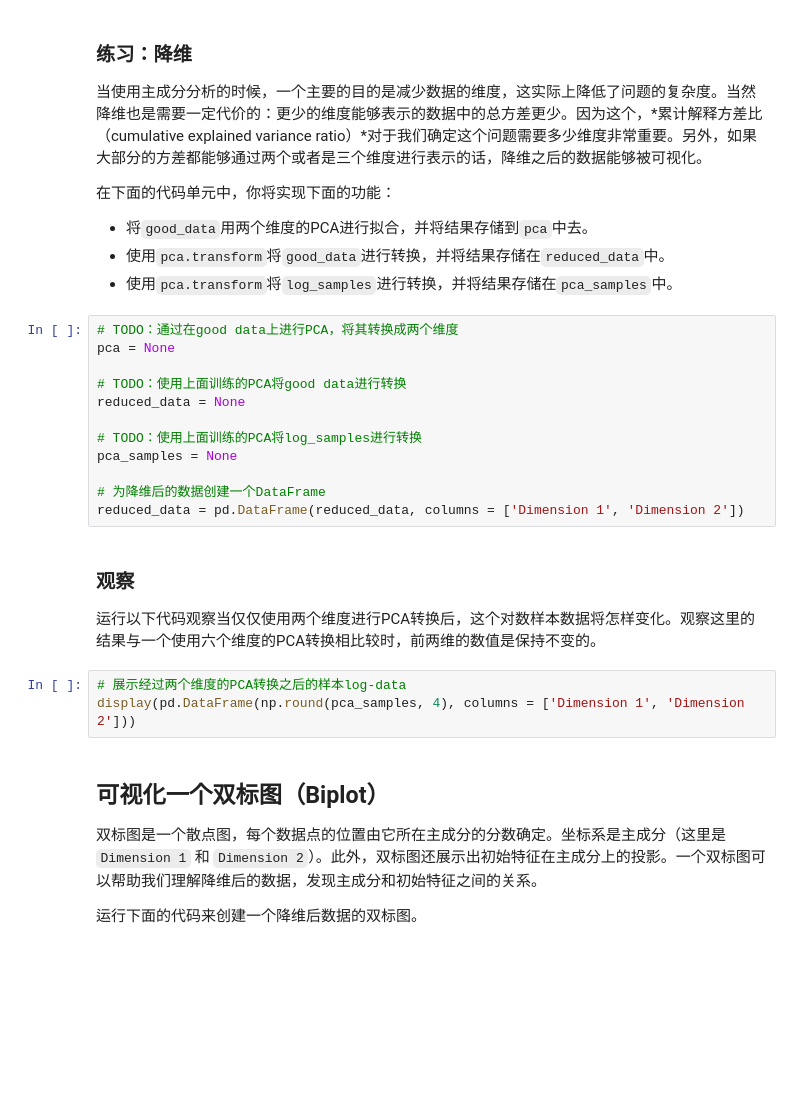
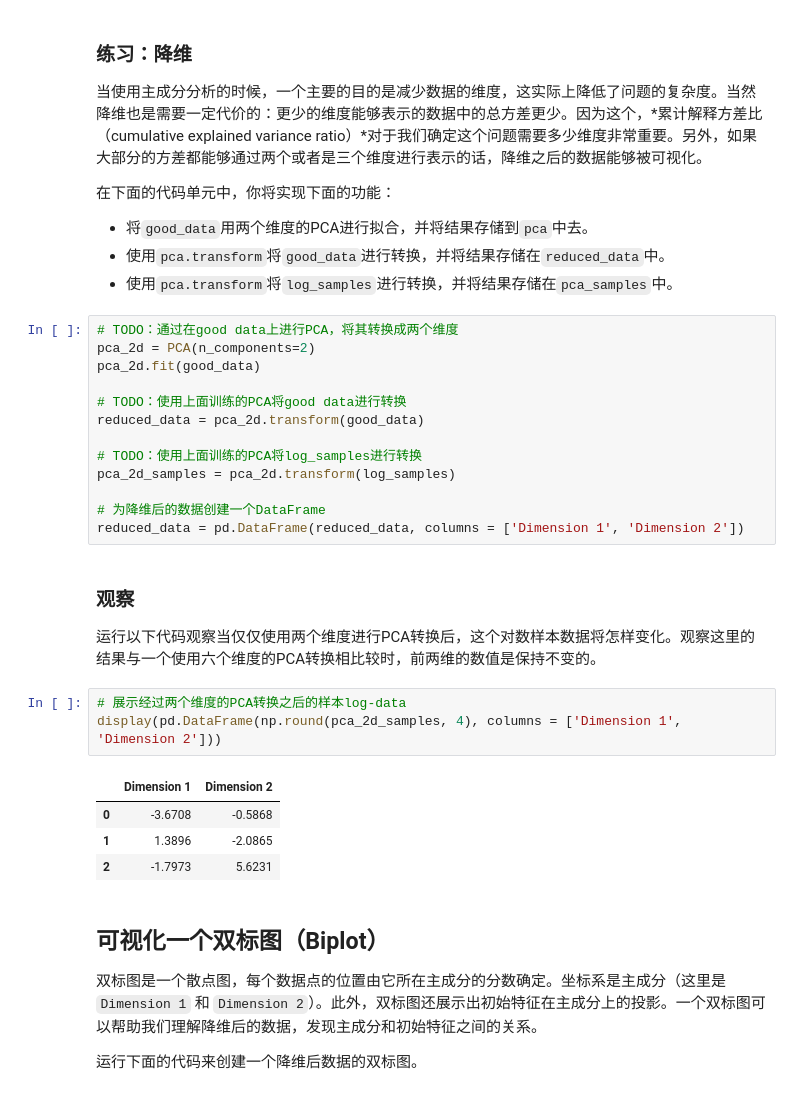
Before and after one commit to cchao1031/ML-nanodegree, a Jupyter notebook: creating_customer_segments/customer_segments.ipynb, the cells around one changed output. Cells and saved outputs as stored; diff of their text form; blank space fills up the shorter version.

```diff
--- a/creating_customer_segments/customer_segments.ipynb
+++ b/creating_customer_segments/customer_segments.ipynb
@@ -336,13 +344,14 @@ display(pd.DataFrame(np.round(pca_samples, 4), columns = pca_results.index.value
  - 使用`pca.transform`将`log_samples`进行转换，并将结果存储在`pca_samples`中。
 # %%
 # TODO：通过在good data上进行PCA，将其转换成两个维度
-pca = None
+pca_2d = PCA(n_components=2)
+pca_2d.fit(good_data)
 
 # TODO：使用上面训练的PCA将good data进行转换
-reduced_data = None
+reduced_data = pca_2d.transform(good_data)
 
 # TODO：使用上面训练的PCA将log_samples进行转换
-pca_samples = None
+pca_2d_samples = pca_2d.transform(log_samples)
 
 # 为降维后的数据创建一个DataFrame
 reduced_data = pd.DataFrame(reduced_data, columns = ['Dimension 1', 'Dimension 2'])
@@ -351,7 +360,12 @@ reduced_data = pd.DataFrame(reduced_data, columns = ['Dimension 1', 'Dimension 2
 运行以下代码观察当仅仅使用两个维度进行PCA转换后，这个对数样本数据将怎样变化。观察这里的结果与一个使用六个维度的PCA转换相比较时，前两维的数值是保持不变的。
 # %%
 # 展示经过两个维度的PCA转换之后的样本log-data
-display(pd.DataFrame(np.round(pca_samples, 4), columns = ['Dimension 1', 'Dimension 2']))
+display(pd.DataFrame(np.round(pca_2d_samples, 4), columns = ['Dimension 1', 'Dimension 2']))
+# %% [output]
+|  | Dimension 1 | Dimension 2 |
+| 0 | -3.6708 | -0.5868 |
+| 1 | 1.3896 | -2.0865 |
+| 2 | -1.7973 | 5.6231 |
 # %% [markdown]
 ## 可视化一个双标图（Biplot）
 双标图是一个散点图，每个数据点的位置由它所在主成分的分数确定。坐标系是主成分（这里是`Dimension 1` 和 `Dimension 2`）。此外，双标图还展示出初始特征在主成分上的投影。一个双标图可以帮助我们理解降维后的数据，发现主成分和初始特征之间的关系。
```
Also changed, not shown: parts of 20 cells of this notebook, 1 other file.
